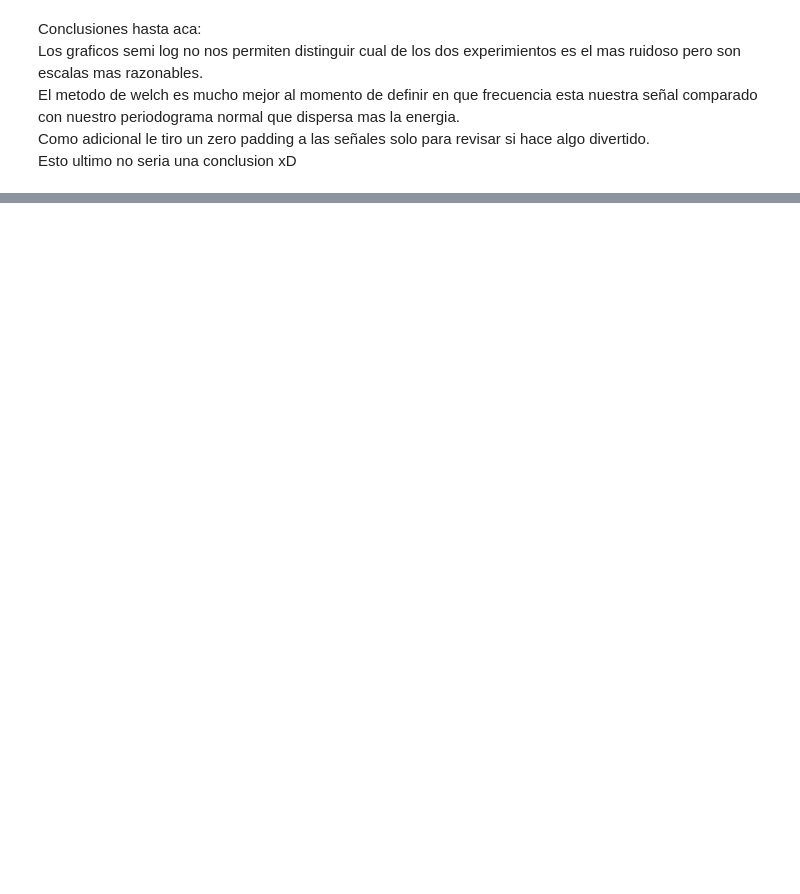
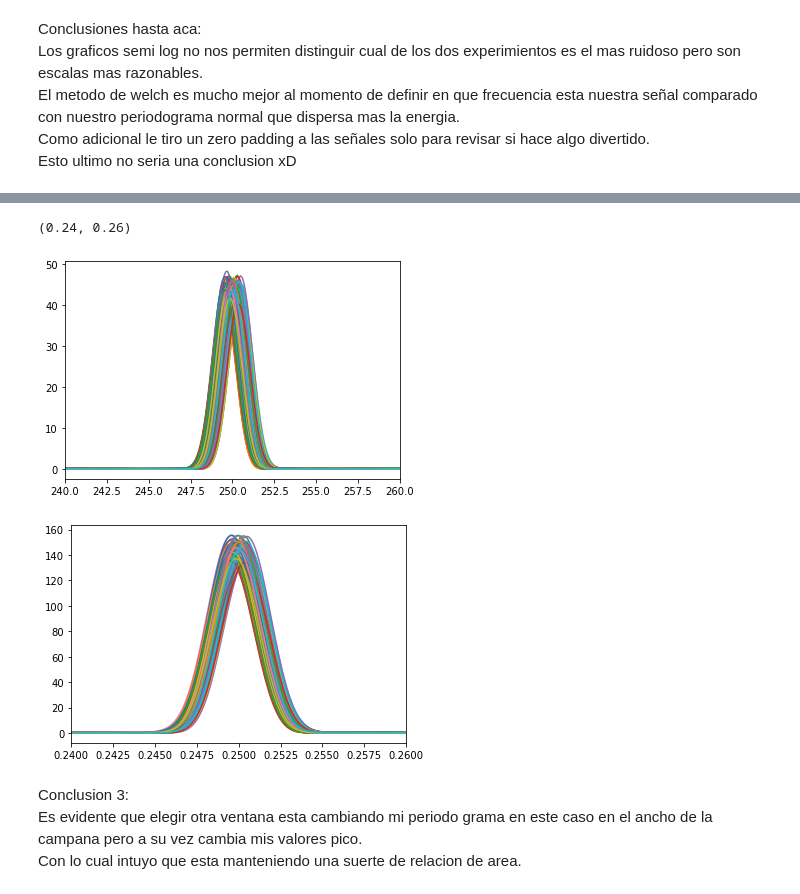
Before and after one commit to EmaOlay/PDS2021, a Jupyter notebook: TS8.ipynb, the cells around one changed output, grey strips where cells are left out. Drawn from its saved outputs; the diff is of its cells as text; code cells hidden in the pictures; blank space fills up the shorter version.

```diff
--- a/TS8.ipynb
+++ b/TS8.ipynb
@@ -242,0 +280,34 @@ Y me hace mas bonitos los graficos :P<br>
+# %%
+################################
+###Calculo del periodograma con 10 dB, zero padding y otra ventana
+################################
+
+x_1_Blackman=x_1*Blackman.reshape(N,1)
+#calculo el periodograma normal
+Pp=(1/N)*np.abs((fft(x_1_Blackman,n=10*N,axis=0)))**2
+
+#Metodo de Welch
+f_welch,Pxx_den = sig.welch(x_1,window='blackman',nperseg=500,nfft=10*N,axis=0)
+
+##Grafico las salidas
+plt.figure(figura)
+figura+=1
+##En este grafico restrinjo el eje x ya que no queremos la otra mitad
+#plt.semilogy(f,Pp)
+plt.plot(f_padded,Pp)
+plt.xlim(240,260)
+
+
+plt.figure(figura)
+figura+=1
+#plt.semilogy(f_welch,Pxx_den)
+plt.plot(f_welch,Pxx_den)
+plt.xlim(0.240,0.260)
+# %% [output]
+(0.24, 0.26)
+[figure, added]
+[figure, added]
+# %% [markdown]
+Conclusion 3:<br>
+Es evidente que elegir otra ventana esta cambiando mi periodo grama en este caso en el ancho de la campana pero a su vez cambia mis valores pico. <br>
+Con lo cual intuyo que esta manteniendo una suerte de relacion de area.<br>
```
Also changed, not shown: parts of 6 cells of this notebook, 1 other file.
